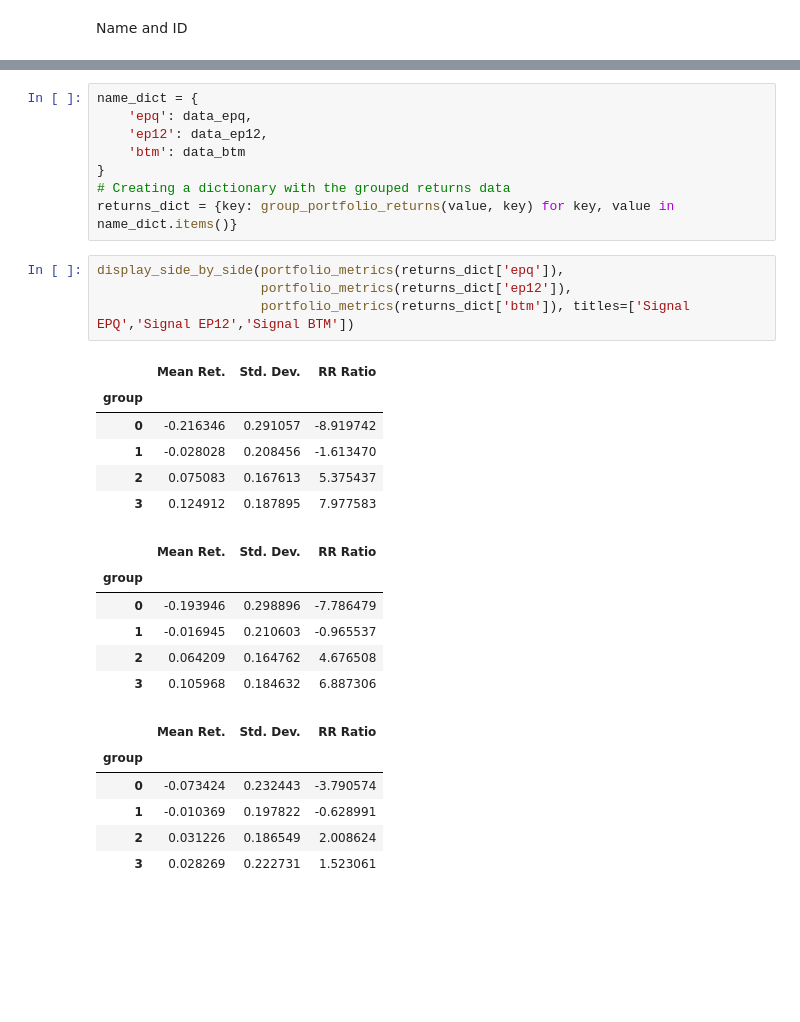
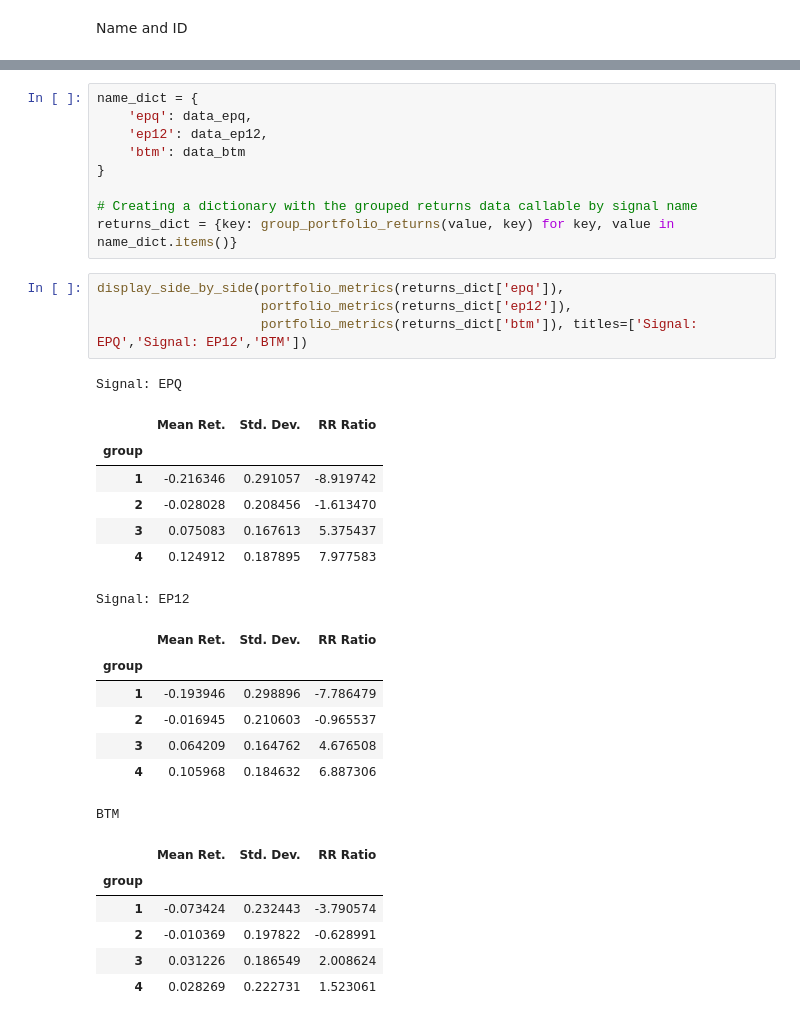
Before and after one commit to j1729s/Time-Series-Modelling-and-Forecasting, a Jupyter notebook: Untitled.ipynb, the cells around one changed output, grey strips where cells are left out. Drawn from its saved outputs; the diff is of its cells as text; blank space fills up the shorter version.

```diff
--- a/Untitled.ipynb
+++ b/Untitled.ipynb
@@ -110,28 +183,32 @@ name_dict = {
     'ep12': data_ep12,
     'btm': data_btm
 }
-# Creating a dictionary with the grouped returns data
+
+# Creating a dictionary with the grouped returns data callable by signal name
 returns_dict = {key: group_portfolio_returns(value, key) for key, value in name_dict.items()}
 # %%
 display_side_by_side(portfolio_metrics(returns_dict['epq']),
                      portfolio_metrics(returns_dict['ep12']),
-                     portfolio_metrics(returns_dict['btm']), titles=['Signal EPQ','Signal EP12','Signal BTM'])
+                     portfolio_metrics(returns_dict['btm']), titles=['Signal: EPQ','Signal: EP12','BTM'])
 # %% [output]
+Signal: EPQ
 |  | Mean Ret. | Std. Dev. | RR Ratio |
 | group |  |  |  |
-| 0 | -0.216346 | 0.291057 | -8.919742 |
-| 1 | -0.028028 | 0.208456 | -1.613470 |
-| 2 | 0.075083 | 0.167613 | 5.375437 |
-| 3 | 0.124912 | 0.187895 | 7.977583 |
+| 1 | -0.216346 | 0.291057 | -8.919742 |
+| 2 | -0.028028 | 0.208456 | -1.613470 |
+| 3 | 0.075083 | 0.167613 | 5.375437 |
+| 4 | 0.124912 | 0.187895 | 7.977583 |
+Signal: EP12
 |  | Mean Ret. | Std. Dev. | RR Ratio |
 | group |  |  |  |
-| 0 | -0.193946 | 0.298896 | -7.786479 |
-| 1 | -0.016945 | 0.210603 | -0.965537 |
-| 2 | 0.064209 | 0.164762 | 4.676508 |
-| 3 | 0.105968 | 0.184632 | 6.887306 |
+| 1 | -0.193946 | 0.298896 | -7.786479 |
+| 2 | -0.016945 | 0.210603 | -0.965537 |
+| 3 | 0.064209 | 0.164762 | 4.676508 |
+| 4 | 0.105968 | 0.184632 | 6.887306 |
+BTM
 |  | Mean Ret. | Std. Dev. | RR Ratio |
 | group |  |  |  |
-| 0 | -0.073424 | 0.232443 | -3.790574 |
-| 1 | -0.010369 | 0.197822 | -0.628991 |
-| 2 | 0.031226 | 0.186549 | 2.008624 |
-| 3 | 0.028269 | 0.222731 | 1.523061 |
+| 1 | -0.073424 | 0.232443 | -3.790574 |
+| 2 | -0.010369 | 0.197822 | -0.628991 |
+| 3 | 0.031226 | 0.186549 | 2.008624 |
+| 4 | 0.028269 | 0.222731 | 1.523061 |
```
Also changed, not shown: parts of 50 cells of this notebook.
